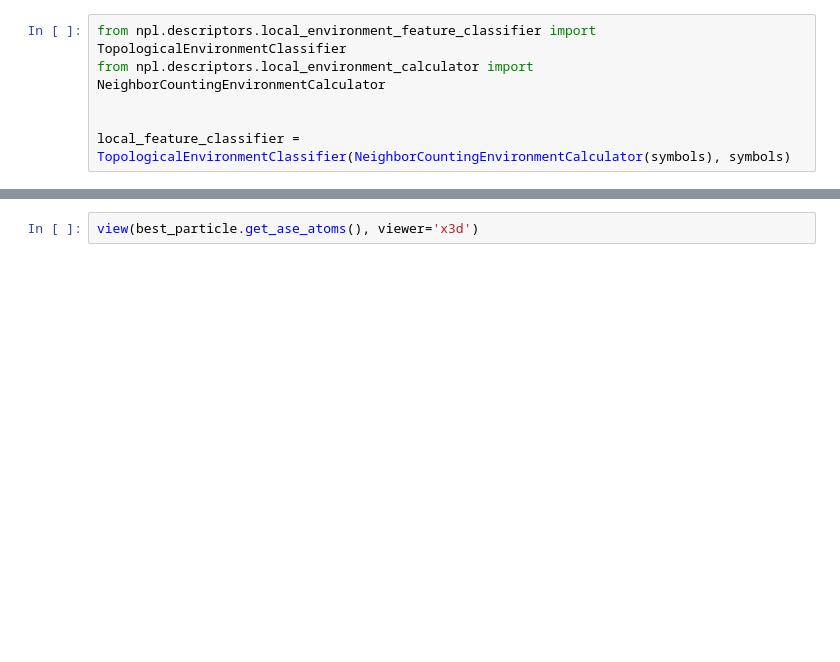
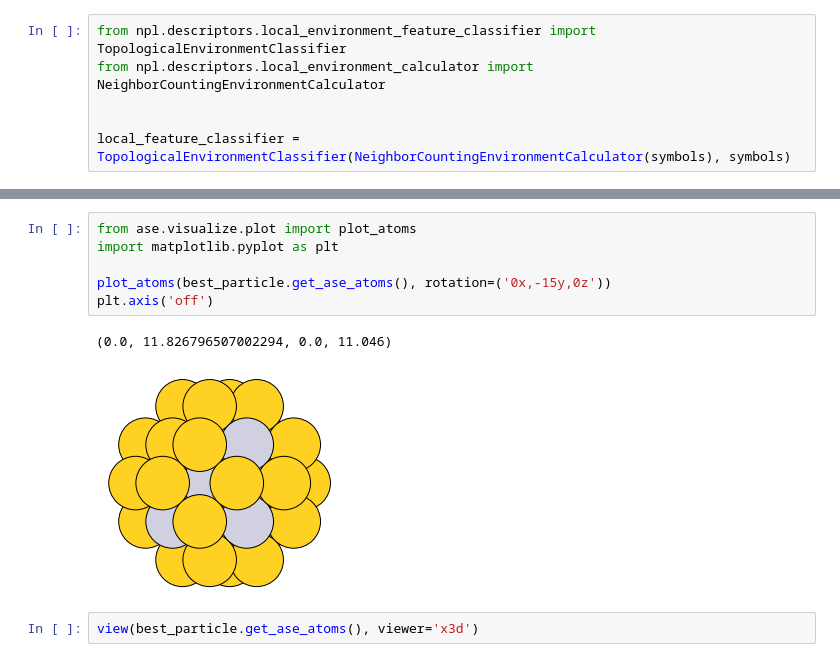
Before and after one commit to farrisric/npl, a Jupyter notebook: examples/chemical_ordering_global_opt.ipynb, the cells around one changed output, grey strips where cells are left out. Cells and saved outputs as stored; diff of their text form; blank space fills up the shorter version.

```diff
--- a/examples/chemical_ordering_global_opt.ipynb
+++ b/examples/chemical_ordering_global_opt.ipynb
@@ -97,3 +75,12 @@ plot_cummulative_success_rate(energies_MC, steps_MC)
+# %%
+from ase.visualize.plot import plot_atoms
+import matplotlib.pyplot as plt
+
+plot_atoms(best_particle.get_ase_atoms(), rotation=('0x,-15y,0z'))
+plt.axis('off')
+# %% [output]
+(0.0, 11.826796507002294, 0.0, 11.046)
+[figure, added]
 # %%
 view(best_particle.get_ase_atoms(), viewer='x3d')
 # %% [output]
```
Also changed, not shown: parts of 9 cells of this notebook, 3 other files.
